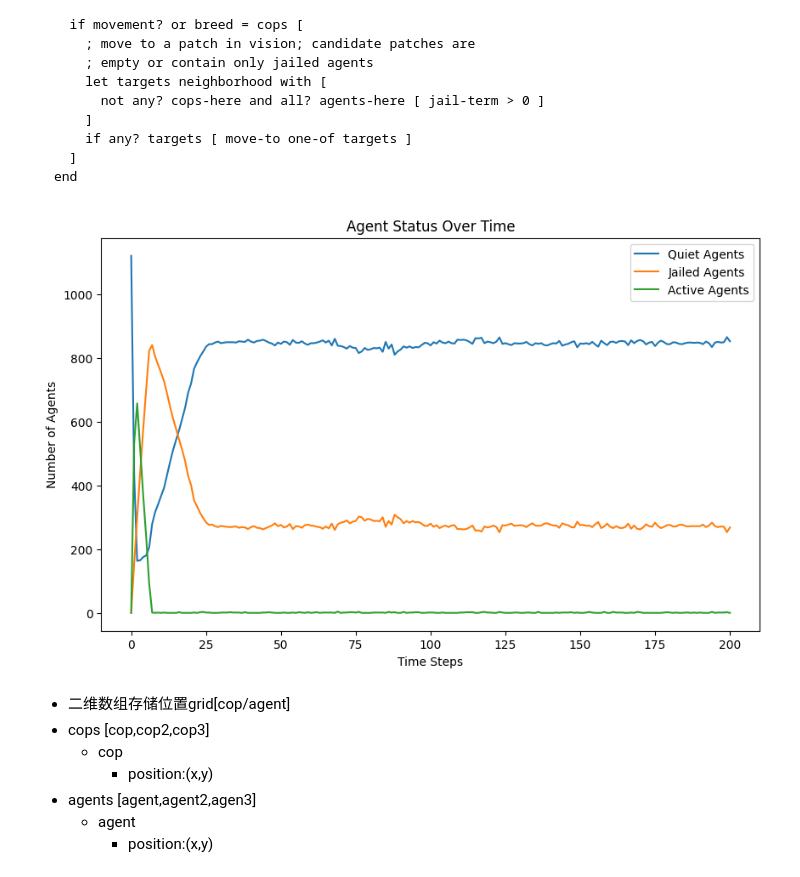
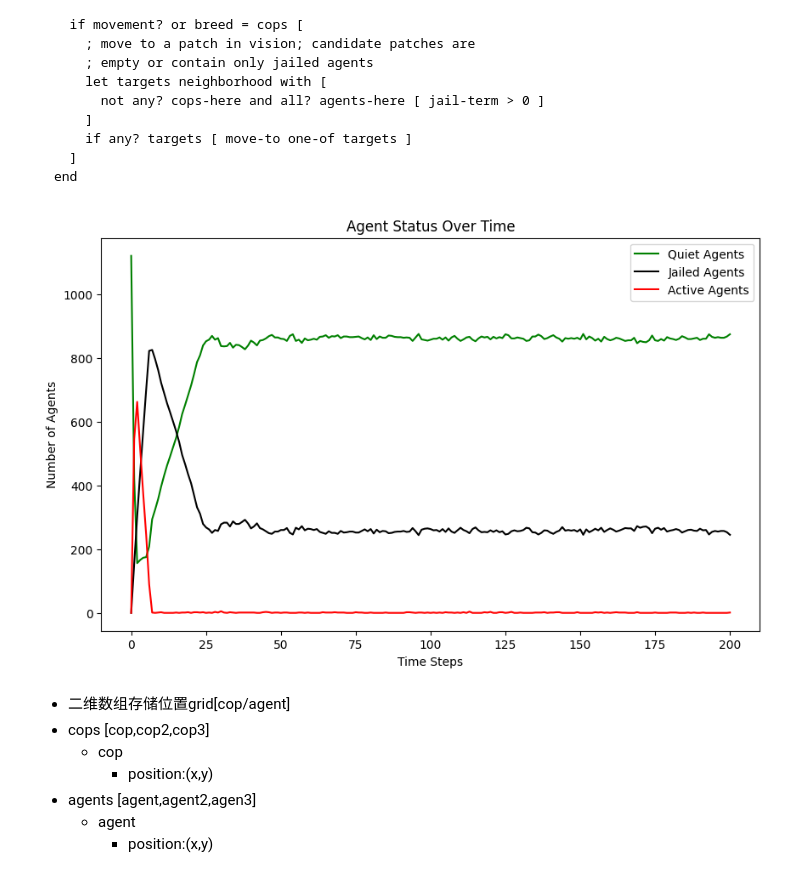
Before and after one commit to Mirrorgo/netlogo-a2, a Jupyter notebook: src/lwz.ipynb, the cells around one changed output. Drawn from its saved outputs; the diff is of its cells as text; code cells hidden in the pictures.

Commit message:
feat: add color

```diff
--- a/src/lwz.ipynb
+++ b/src/lwz.ipynb
@@ -219,37 +219,37 @@ class Model:
         # Randomly select one active agent to arrest
         if active_agents:
             selected_agent, nx, ny = random.choice(active_agents)
             selected_agent.active = False
             selected_agent.jail_term = random.randint(0, self.max_jail_term)
             # Move cop to the position of the arrested agent
             self.grid[x][y] = None  # Remove cop from current position
             self.grid[nx][ny] = cop  # Move cop to new position
             cop.position = (nx, ny)
 
 
 # 实例化并运行模型
 AGENT_DENSITY = 70
 COP_DENSITY = 10
 VISION = 7
 K = 2.3
 GOV_LEGITIMACY = 0.3
 MAX_JAIL_TERM = 20
 model = Model(AGENT_DENSITY, COP_DENSITY, VISION, K, GOV_LEGITIMACY, MAX_JAIL_TERM)
 for _ in range(200):
     model.step()
 
 # 绘制结果
 plt.figure(figsize=(10, 6))
-plt.plot(model.data['quiet'], label='Quiet Agents')
-plt.plot(model.data['jail'], label='Jailed Agents')
-plt.plot(model.data['active'], label='Active Agents')
+plt.plot(model.data['quiet'], label='Quiet Agents', color="green")
+plt.plot(model.data['jail'], label='Jailed Agents',color="black")
+plt.plot(model.data['active'], label='Active Agents',color="red")
 plt.xlabel('Time Steps')
 plt.ylabel('Number of Agents')
 plt.title('Agent Status Over Time')
 plt.legend()
 plt.show()
 # %% [output]
-[figure, old version]
+[figure, new version]
 # %% [markdown]
 - 二维数组存储位置grid[cop/agent]
 - cops [cop,cop2,cop3]
```
Also changed, not shown: 3 other files.
